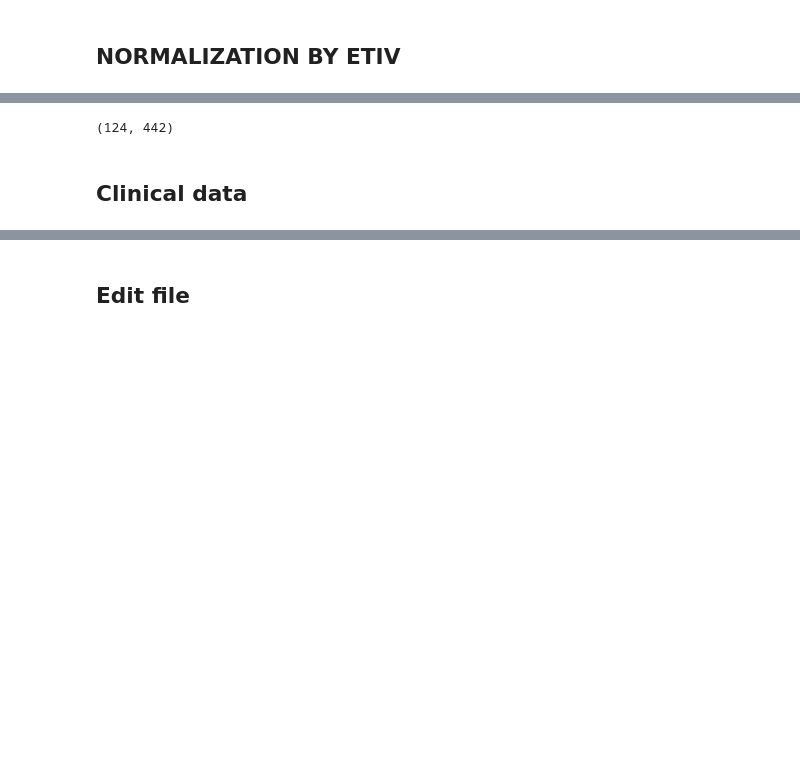
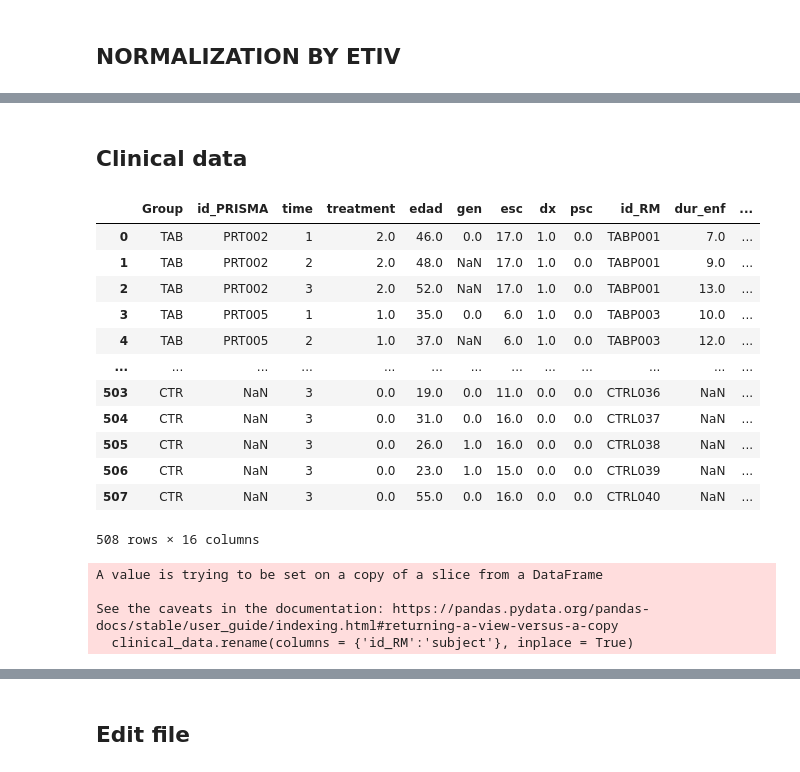
Before and after one commit to catalinabustam/prima_pls, a Jupyter notebook: pls_volume.ipynb, the cells around one changed output, grey strips where cells are left out. Drawn from its saved outputs; the diff is of its cells as text; code cells hidden in the pictures; blank space fills up the shorter version.

```diff
--- a/pls_volume.ipynb
+++ b/pls_volume.ipynb
@@ -33,5 +73,3 @@ selected_values.iloc[:,4:] = selected_values.iloc[:,4:].div(selected_values["Est
 # %%
 all_data = selected_values
-all_data.shape
+#all_data[all_data['subject']=='TABP079']
-# %% [output]
-(124, 442)
@@ -38,7 +80,29 @@ all_data.shape
 # %% [markdown]
 ## Clinical data
+# %%
+clinical_file = 'data/clinical_data_prisma_VF.xlsx'
+clinical_data = pd.read_excel(clinical_file,'master')
+clinical_data
+# %% [output]
+|  | Group | id_PRISMA | time | treatment | edad | gen | esc | dx | psc | id_RM | dur_enf | ... |
+| 0 | TAB | PRT002 | 1 | 2.0 | 46.0 | 0.0 | 17.0 | 1.0 | 0.0 | TABP001 | 7.0 | ... |
+| 1 | TAB | PRT002 | 2 | 2.0 | 48.0 | NaN | 17.0 | 1.0 | 0.0 | TABP001 | 9.0 | ... |
+| 2 | TAB | PRT002 | 3 | 2.0 | 52.0 | NaN | 17.0 | 1.0 | 0.0 | TABP001 | 13.0 | ... |
+| 3 | TAB | PRT005 | 1 | 1.0 | 35.0 | 0.0 | 6.0 | 1.0 | 0.0 | TABP003 | 10.0 | ... |
+| 4 | TAB | PRT005 | 2 | 1.0 | 37.0 | NaN | 6.0 | 1.0 | 0.0 | TABP003 | 12.0 | ... |
+| ... | ... | ... | ... | ... | ... | ... | ... | ... | ... | ... | ... | ... |
+| 503 | CTR | NaN | 3 | 0.0 | 19.0 | 0.0 | 11.0 | 0.0 | 0.0 | CTRL036 | NaN | ... |
+| 504 | CTR | NaN | 3 | 0.0 | 31.0 | 0.0 | 16.0 | 0.0 | 0.0 | CTRL037 | NaN | ... |
+| 505 | CTR | NaN | 3 | 0.0 | 26.0 | 1.0 | 16.0 | 0.0 | 0.0 | CTRL038 | NaN | ... |
+| 506 | CTR | NaN | 3 | 0.0 | 23.0 | 1.0 | 15.0 | 0.0 | 0.0 | CTRL039 | NaN | ... |
+| 507 | CTR | NaN | 3 | 0.0 | 55.0 | 0.0 | 16.0 | 0.0 | 0.0 | CTRL040 | NaN | ... |
+508 rows × 16 columns
 # %%
-clinical_file = 'data/clinical_data_prisma_VF.csv'
-clinical_data = pd.read_csv(clinical_file)
 clinical_data = clinical_data.iloc[:, [9,0,2,3,4,5,6,7,8,15]]
 clinical_data.rename(columns = {'id_RM':'subject'}, inplace = True)
+#clinical_data
+# %% [output]
+A value is trying to be set on a copy of a slice from a DataFrame
+
+See the caveats in the documentation: https://pandas.pydata.org/pandas-docs/stable/user_guide/indexing.html#returning-a-view-versus-a-copy
+  clinical_data.rename(columns = {'id_RM':'subject'}, inplace = True)
```
Also changed, not shown: parts of 79 cells of this notebook, 8 other files.
